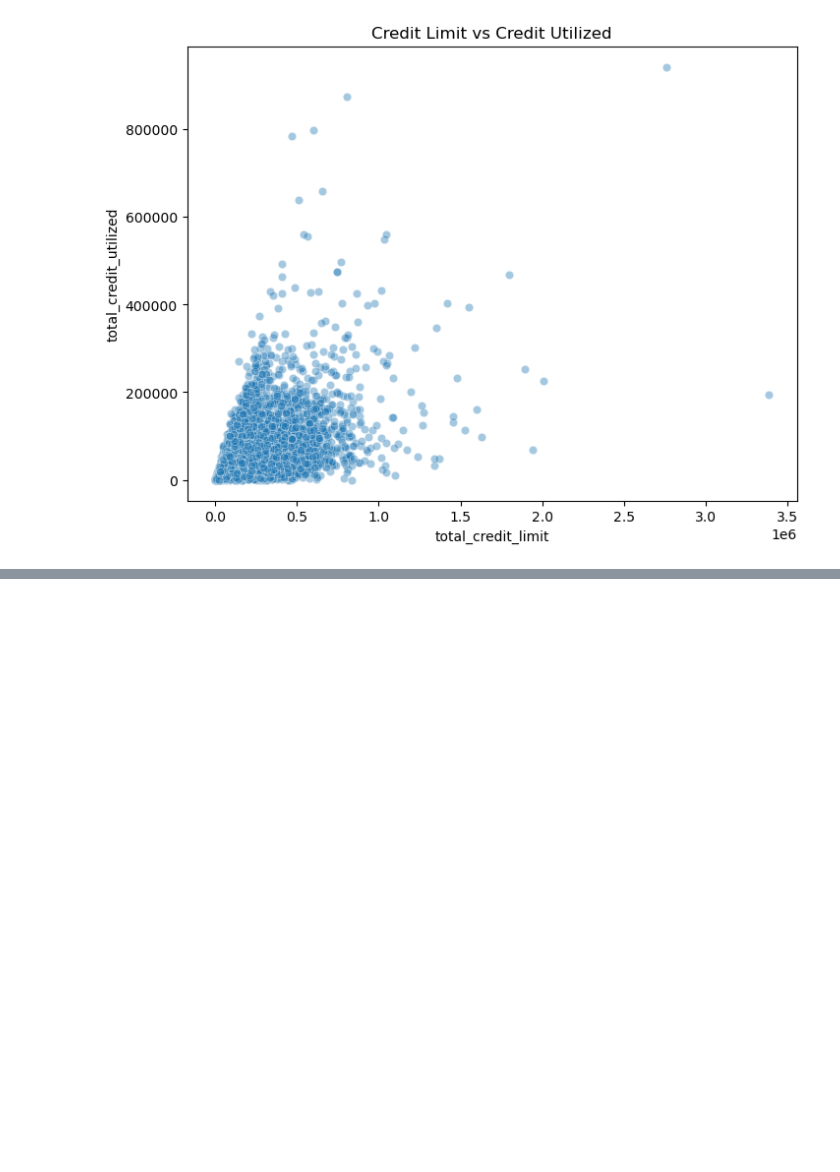
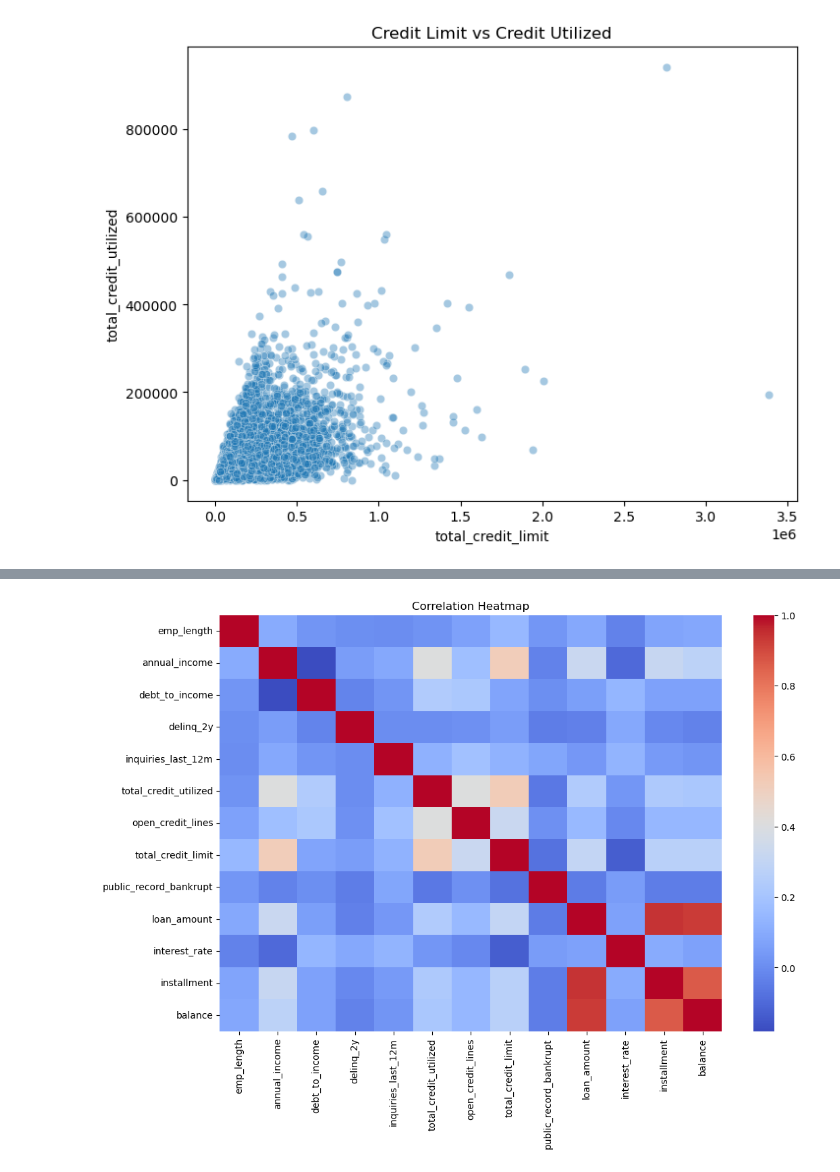
Before and after one commit to Kurodataio/Loan-Default-Prediction, a Jupyter notebook: loan-default-prediction.ipynb, the cells around one changed output, grey strips where cells are left out. Saved outputs shown, nothing was run; the diff lists cells and outputs as text; code cells hidden in the pictures; blank space fills up the shorter version.

```diff
--- a/loan-default-prediction.ipynb
+++ b/loan-default-prediction.ipynb
@@ -421,0 +437,8 @@ plt.show()
+# %%
+# Feature Correlation Heatmap — selected features
+plt.figure(figsize=(12,8))
+sns.heatmap(df[features].select_dtypes(include='number').corr(), annot=False, cmap='coolwarm')
+plt.title("Correlation Heatmap")
+plt.show()
+# %% [output]
+[figure, added]
```
Also changed, not shown: parts of 3 cells of this notebook.
